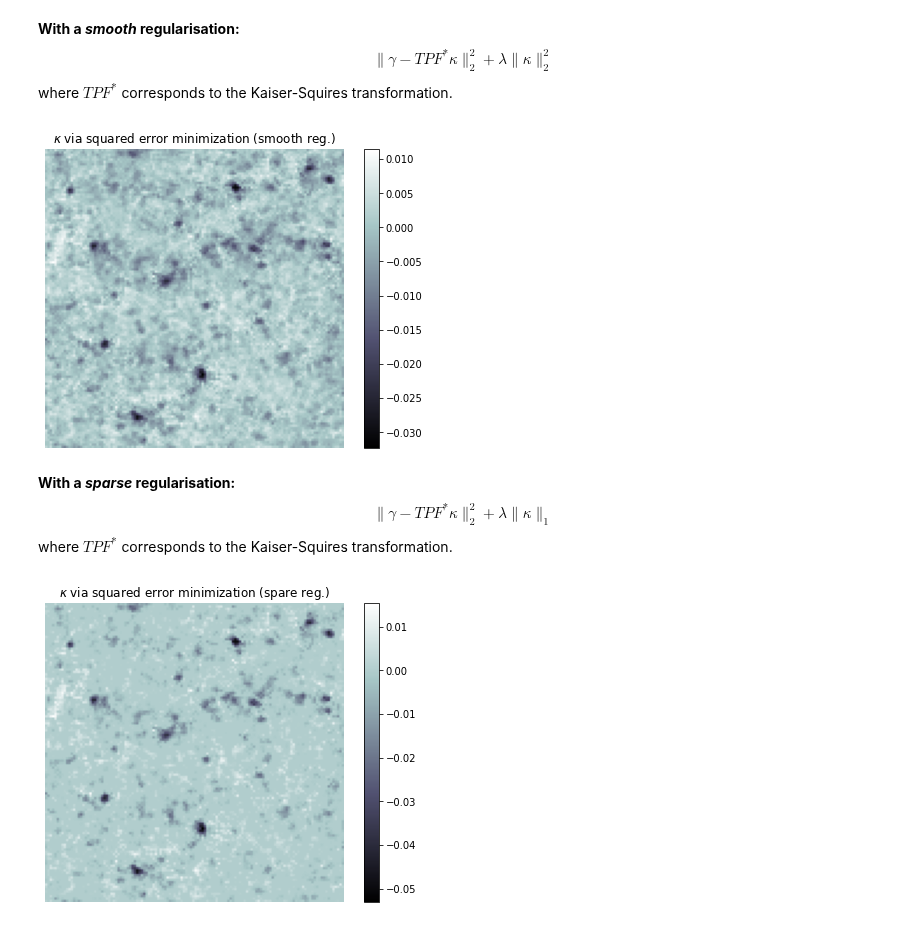
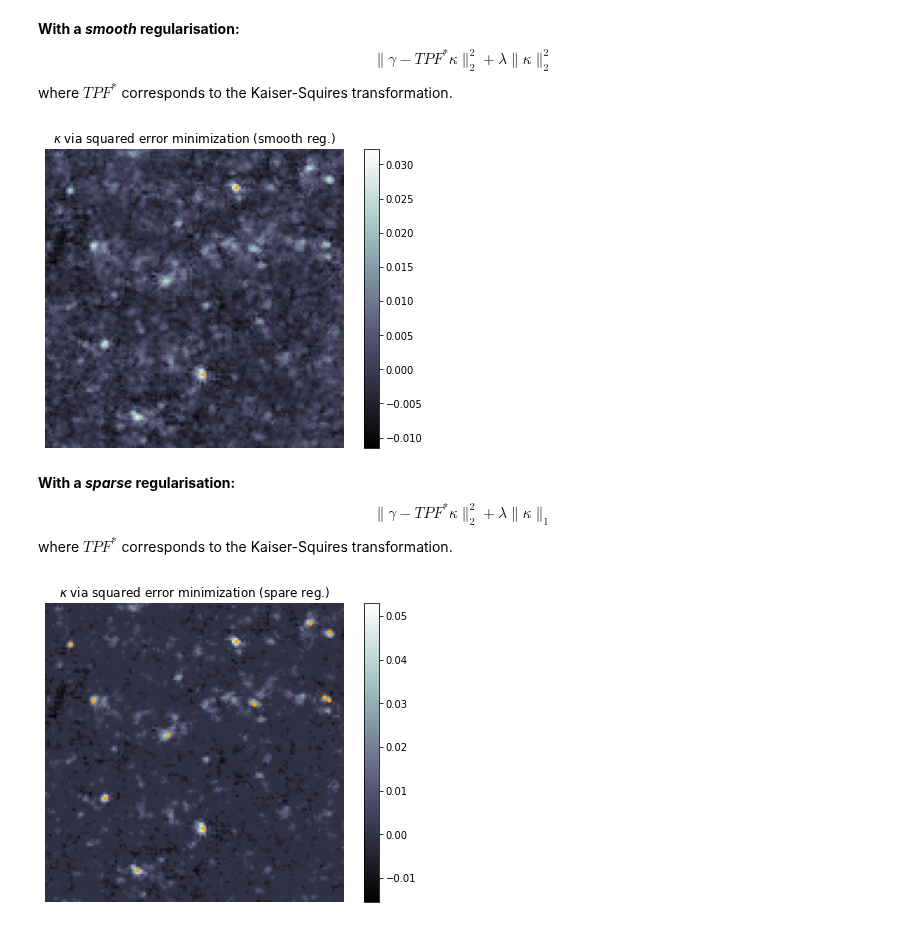
Before and after one commit to CosmoStat/jax-lensing, a Jupyter notebook: notebooks/gamma-to-kappa.ipynb, the cells around one changed output. Saved outputs shown, nothing was run; the diff lists cells and outputs as text; code cells hidden in the pictures.

Commit message:
adding peaks vizualization in notebook

```diff
--- a/notebooks/gamma-to-kappa.ipynb
+++ b/notebooks/gamma-to-kappa.ipynb
@@ -12,10 +13,11 @@ from jax_lensing.inverse_problem import gamma2kappa, square_norm, square_norm_sm
 
 from astropy.table import Table
 # %%
-def plot_convergence(kappaE, title=''):
+def plot_convergence(kappaE, x, y, title=''):
     # Plot peak positions over the convergence
     fig, ax = plt.subplots(1, 1, figsize=(7, 5.5))
     mappable = ax.imshow(kappaE, origin='lower', cmap='bone')
+    ax.scatter(y, x, s=10, c='orange')  # reverse x and y due to array indexing
     ax.set_axis_off()
     fig.colorbar(mappable)
     plt.title(title)
@@ -24,7 +26,7 @@ def plot_convergence(kappaE, title=''):
 cat = Table.read('../data/gal_cat.fits')
 
 # Bin ellipticity components based on galaxy position into a 128 x 128 map
-e1map, e2map = bin2d(cat['ra'], cat['dec'], v=(cat['gamma1'], cat['gamma2']), npix=128)
+e1map, e2map = bin2d(cat['ra'], cat['dec'], v=(-cat['gamma1'], -cat['gamma2']), npix=128)
 # %% [markdown]
 **Recover the convergence via Kaiser-Squires inversion**
 # %%
@@ -57,10 +62,12 @@ where $TPF^*$ corresponds to the Kaiser-Squires transformation.
 # Recover convergence minimizing the squared error with smooth regularization
 kEhat, kBhat = gamma2kappa(e1map, e2map, obj=square_norm_smooth, kappa_shape=kappaE.shape)
 
+x, y, h = find_peaks2d(kEhat, threshold=0.03, include_border=True)
+
 # Plot peak positions over the convergence
-plot_convergence(kEhat, title='$\kappa$ via squared error minimization (smooth reg.)')
+plot_convergence(kEhat, x, y, title='$\kappa$ via squared error minimization (smooth reg.)')
 # %% [output]
-[figure, old version]
+[figure, new version]
 # %% [markdown]
 **With a *sparse* regularisation:**
 $$\|\gamma - TPF^* \kappa\|_2^2 + \lambda \|\kappa\|_1$$
@@ -68,8 +75,10 @@ where $TPF^*$ corresponds to the Kaiser-Squires transformation.
 # %%
 # Recover convergence minimizing the squared error with sparse regularization
 kEhat, kBhat = gamma2kappa(e1map, e2map, obj=square_norm_sparse, kappa_shape=kappaE.shape)
 
+x, y, h = find_peaks2d(kEhat, threshold=0.03, include_border=True)
+
 # Plot peak positions over the convergence
-plot_convergence(kEhat, title='$\kappa$ via squared error minimization (spare reg.)')
+plot_convergence(kEhat, x, y, title='$\kappa$ via squared error minimization (spare reg.)')
 # %% [output]
-[figure, old version]
+[figure, new version]
```
Also changed, not shown: parts of 3 cells of this notebook, 1 other file.
